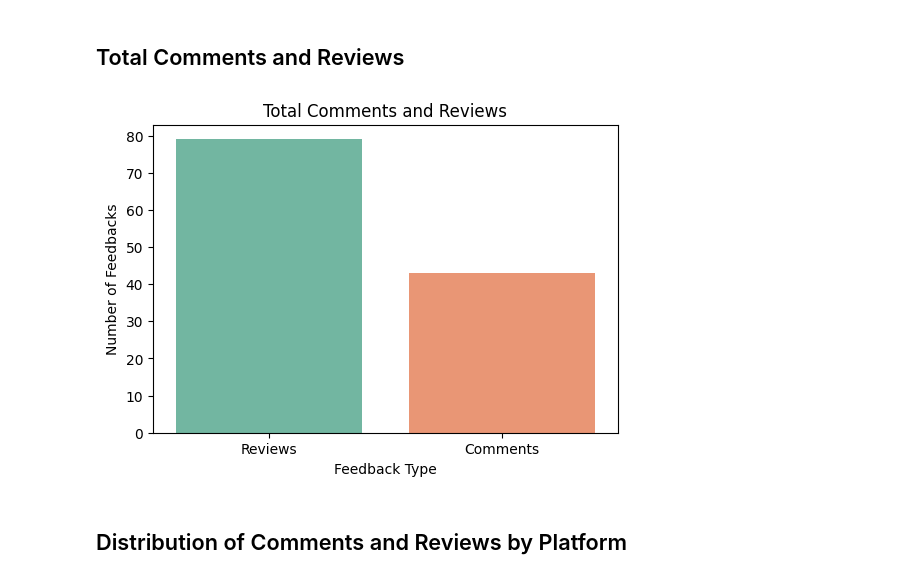
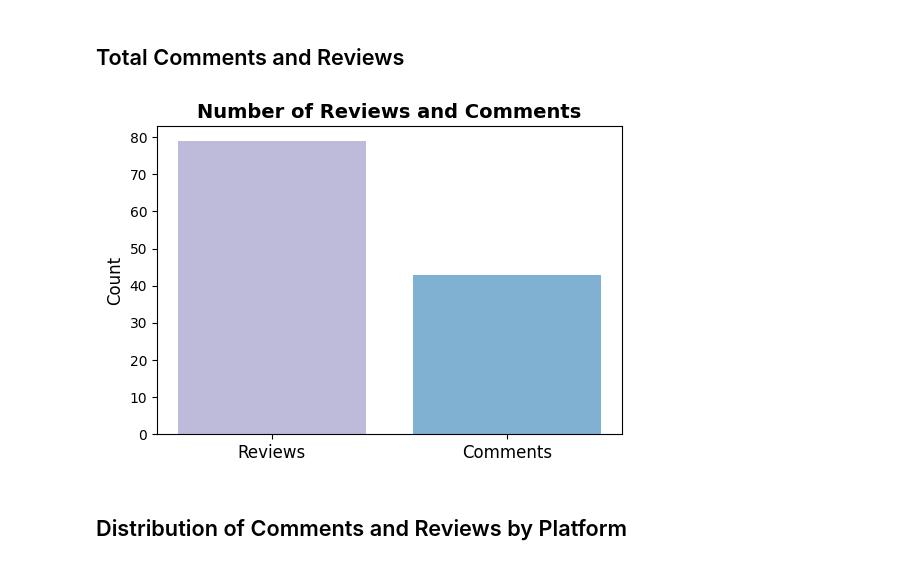
Before and after one commit to adsp-polito/2024-P14-IPL, a Jupyter notebook: KPIExtractor&Analysis.ipynb, the cells around one changed output. Drawn from its saved outputs; the diff is of its cells as text; code cells hidden in the pictures.

```diff
--- a/KPIExtractor&Analysis.ipynb
+++ b/KPIExtractor&Analysis.ipynb
@@ -97,24 +116,14 @@ elaborated_feedbacks.to_csv(data_folder+'elaborated_feedbacks.csv', index=False)
-# %%
-# Mappare i valori booleani in "Reviews" e "Comments"
-total_feedbacks = elaborated_feedbacks.copy()
-total_feedbacks['Feedback Type'] = total_feedbacks['isComment'].replace({False: 'Reviews', True: 'Comments'})
-
-# Calcolare il numero di feedback per ciascun tipo
-total_feedbacks_count = total_feedbacks['Feedback Type'].value_counts().reset_index()
-total_feedbacks_count.columns = ['Feedback Type', 'Number of Feedbacks']
-
-# Creare il grafico a barre con il parametro hue per evitare l'avviso
-plt.figure(figsize=(6, 4))
-sns.barplot(x='Feedback Type', y='Number of Feedbacks', data=total_feedbacks_count, hue='Feedback Type', palette='Set2', legend=False)
-
-# Aggiungere il titolo e etichetta
-plt.title('Total Comments and Reviews')
-plt.ylabel('Number of Feedbacks')
-
-# Mostrare il grafico
-plt.show()
-# %% [output]
-[figure, removed]
+# %%
+# Plot: Number of reviews and comments
+plt.figure(figsize=(6, 4))
+counts = combined_df['isComment'].value_counts()
+plt.bar(['Reviews', 'Comments'], counts, color=[colors[2], colors[4]])
+plt.title('Number of Reviews and Comments',fontweight='bold', fontsize=14)
+plt.xticks(fontsize=12)
+plt.ylabel('Count', fontsize=12)
+plt.show()
+# %% [output]
+[figure, added]
 # %% [markdown]
 ## Distribution of Comments and Reviews by Platform
 # %%
```
Also changed, not shown: parts of 58 cells of this notebook, 9 other files.
